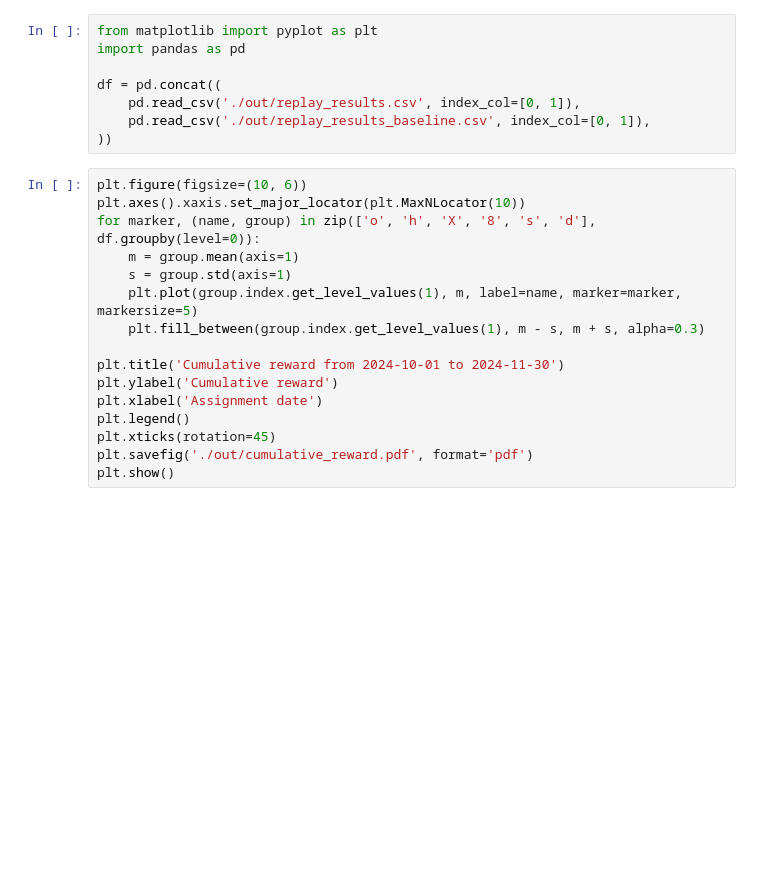
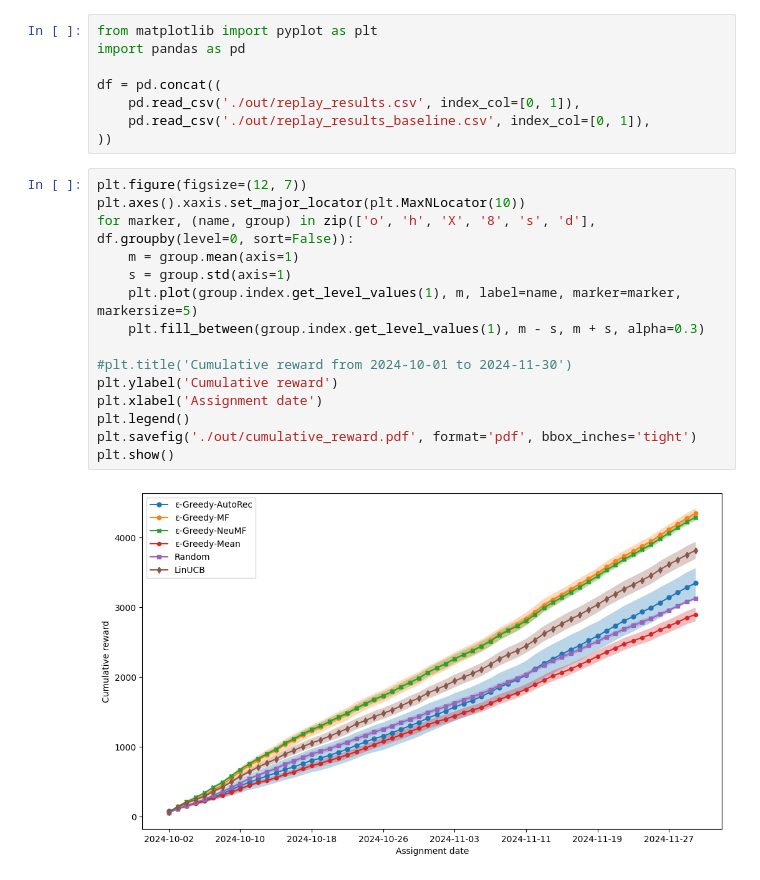
Before and after one commit to rik1599/recsys4good, a Jupyter notebook: evaluate.ipynb, the cells around one changed output. Saved outputs shown, nothing was run; the diff lists cells and outputs as text; blank space fills up the shorter version.

```diff
--- a/evaluate.ipynb
+++ b/evaluate.ipynb
@@ -7,20 +7,21 @@ df = pd.concat((
     pd.read_csv('./out/replay_results_baseline.csv', index_col=[0, 1]),
 ))
 # %%
-plt.figure(figsize=(10, 6))
+plt.figure(figsize=(12, 7))
 plt.axes().xaxis.set_major_locator(plt.MaxNLocator(10))
-for marker, (name, group) in zip(['o', 'h', 'X', '8', 's', 'd'], df.groupby(level=0)):
+for marker, (name, group) in zip(['o', 'h', 'X', '8', 's', 'd'], df.groupby(level=0, sort=False)):
     m = group.mean(axis=1)
     s = group.std(axis=1)
     plt.plot(group.index.get_level_values(1), m, label=name, marker=marker, markersize=5)
     plt.fill_between(group.index.get_level_values(1), m - s, m + s, alpha=0.3)
 
-plt.title('Cumulative reward from 2024-10-01 to 2024-11-30')
+#plt.title('Cumulative reward from 2024-10-01 to 2024-11-30')
 plt.ylabel('Cumulative reward')
 plt.xlabel('Assignment date')
 plt.legend()
-plt.xticks(rotation=45)
-plt.savefig('./out/cumulative_reward.pdf', format='pdf')
+plt.savefig('./out/cumulative_reward.pdf', format='pdf', bbox_inches='tight')
 plt.show()
+# %% [output]
+[figure, added]
 # %%
 import seaborn as sns
```
Also changed, not shown: parts of 1 cell of this notebook, 5 other files.
